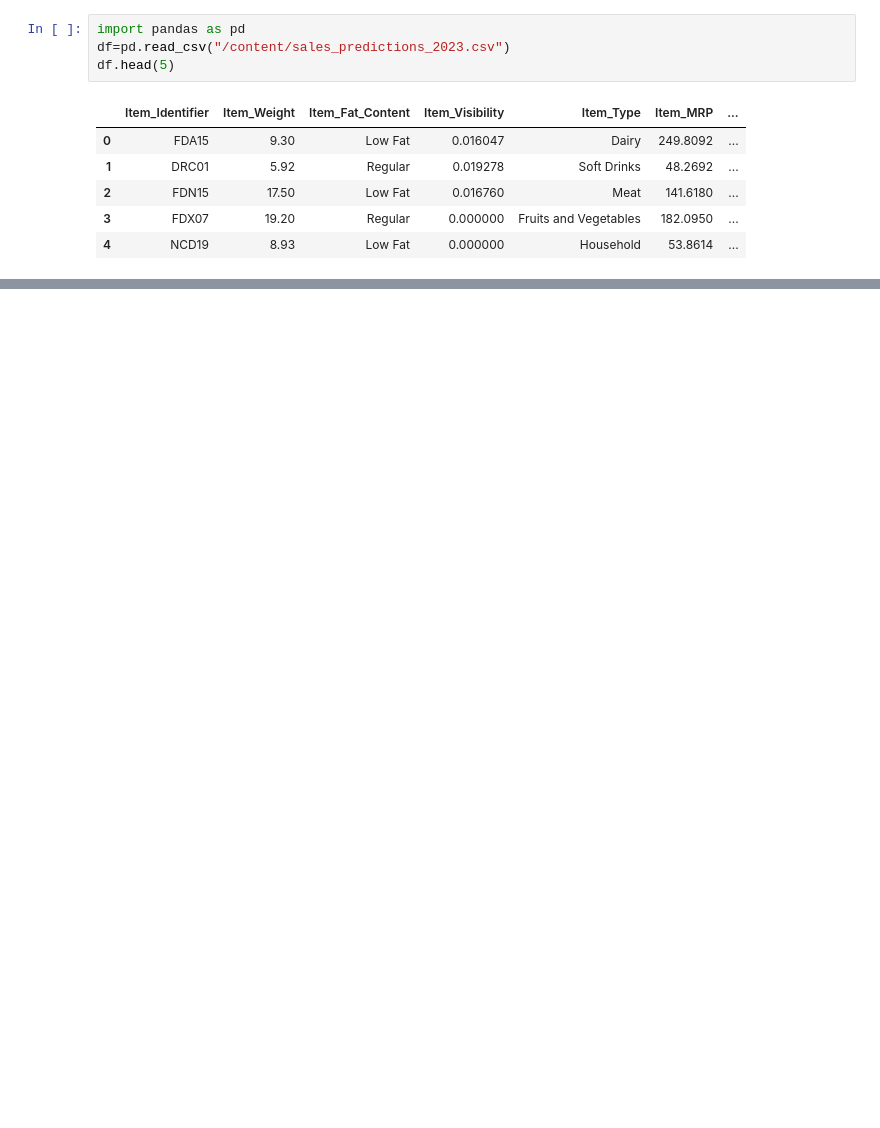
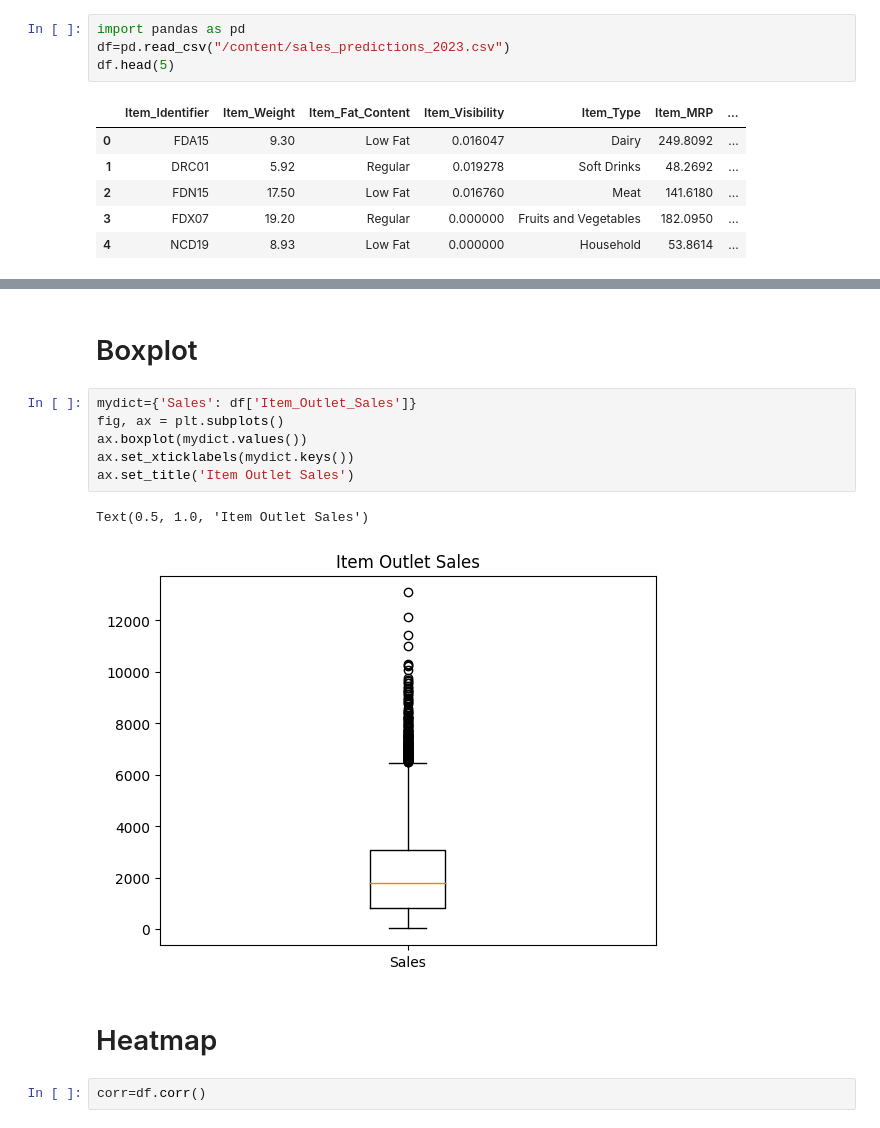
Before and after one commit to eyaGONGI/Codersquare, a Jupyter notebook: Sales_predictions.ipynb, the cells around one changed output, grey strips where cells are left out. Saved outputs shown, nothing was run; the diff lists cells and outputs as text; blank space fills up the shorter version.

```diff
--- a/Sales_predictions.ipynb
+++ b/Sales_predictions.ipynb
@@ -13,0 +333,15 @@ df.head(5)
+# %% [markdown]
+# Boxplot
+# %%
+mydict={'Sales': df['Item_Outlet_Sales']}
+fig, ax = plt.subplots()
+ax.boxplot(mydict.values())
+ax.set_xticklabels(mydict.keys())
+ax.set_title('Item Outlet Sales')
+# %% [output]
+Text(0.5, 1.0, 'Item Outlet Sales')
+[figure, added]
+# %% [markdown]
+# Heatmap
+# %%
+corr=df.corr()
```
Also changed, not shown: parts of 90 cells of this notebook.
